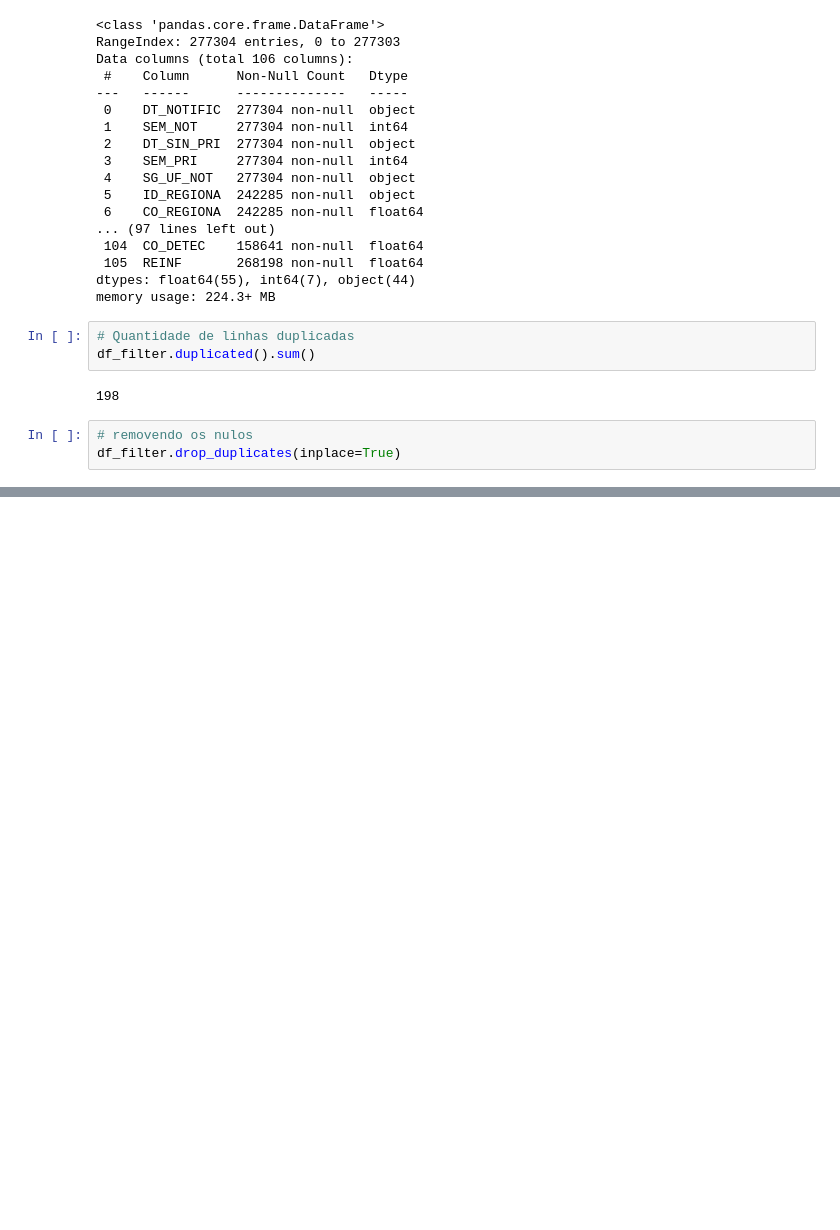
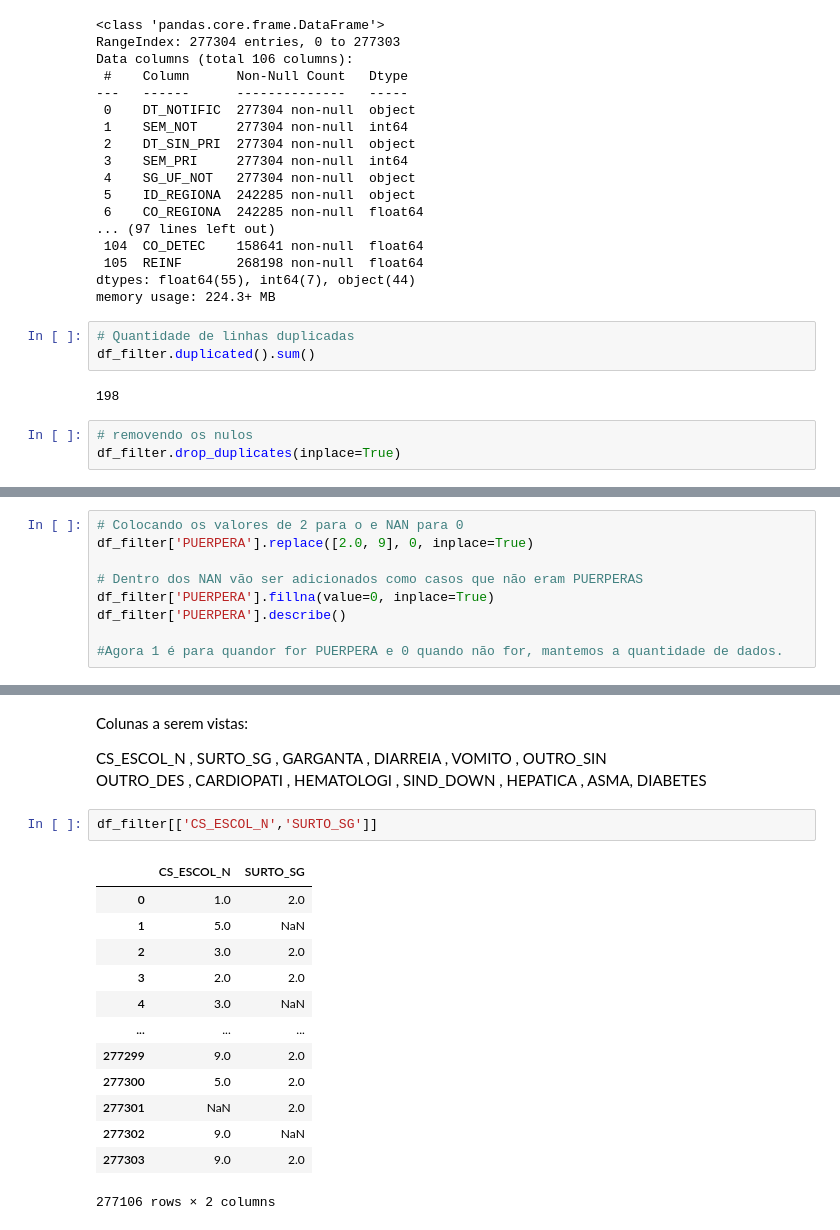
Before and after one commit to GTBelini22/Modelo-de-machine-learning-para-predicao-de-problemas-respiratorios, a Jupyter notebook: Tratando_os_dados.ipynb, the cells around one changed output, grey strips where cells are left out. Cells and saved outputs as stored; diff of their text form; blank space fills up the shorter version.

```diff
--- a/Tratando_os_dados.ipynb
+++ b/Tratando_os_dados.ipynb
@@ -197,0 +196,9 @@ df_filter[['PUERPERA','PCR_RESUL','CLASSI_FIN']].head(50)
+# %%
+# Colocando os valores de 2 para o e NAN para 0
+df_filter['PUERPERA'].replace([2.0, 9], 0, inplace=True)
+
+# Dentro dos NAN vão ser adicionados como casos que não eram PUERPERAS
+df_filter['PUERPERA'].fillna(value=0, inplace=True)
+df_filter['PUERPERA'].describe()
+
+#Agora 1 é para quandor for PUERPERA e 0 quando não for, mantemos a quantidade de dados.
@@ -197,0 +225,21 @@ df_filter[['PUERPERA','PCR_RESUL','CLASSI_FIN']].head(50)
+# %% [markdown]
+Colunas a serem vistas:
+
+CS_ESCOL_N , SURTO_SG , GARGANTA  , DIARREIA , VOMITO  , OUTRO_SIN
+OUTRO_DES  , CARDIOPATI  , HEMATOLOGI  , SIND_DOWN   , HEPATICA   , ASMA,  DIABETES
+# %%
+df_filter[['CS_ESCOL_N','SURTO_SG']]
+# %% [output]
+|  | CS_ESCOL_N | SURTO_SG |
+| 0 | 1.0 | 2.0 |
+| 1 | 5.0 | NaN |
+| 2 | 3.0 | 2.0 |
+| 3 | 2.0 | 2.0 |
+| 4 | 3.0 | NaN |
+| ... | ... | ... |
+| 277299 | 9.0 | 2.0 |
+| 277300 | 5.0 | 2.0 |
+| 277301 | NaN | 2.0 |
+| 277302 | 9.0 | NaN |
+| 277303 | 9.0 | 2.0 |
+277106 rows × 2 columns
```
Also changed, not shown: parts of 14 cells of this notebook.
